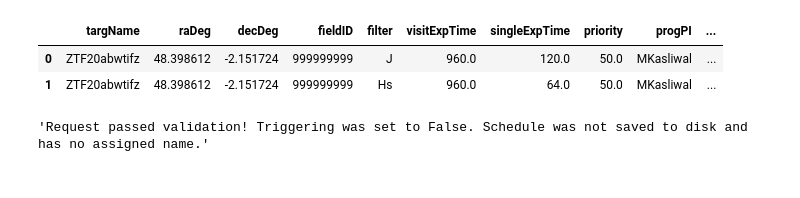
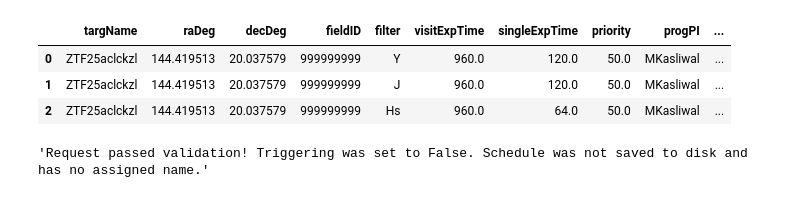
Before and after one commit to winter-telescope/winterapi, a Jupyter notebook: notebooks/Example_2_Submitting_a_ToO.ipynb, the cells around one changed output. Cells and saved outputs as stored; diff of their text form; code cells hidden in the pictures.

```diff
--- a/notebooks/Example_2_Submitting_a_ToO.ipynb
+++ b/notebooks/Example_2_Submitting_a_ToO.ipynb
@@ -11,15 +11,22 @@ winter = WinterAPI()
 program = "2024A000"
 # %%
 # Target details
-ra_deg = 48.3986122
-dec_deg = -2.1517241
+ra_deg = 144.419513
+dec_deg = 20.037579
 # Target name is a useful field for querying data, so put something useful!
 # If you use Skyportal, we strongly advise you to use that name
-target_name = "ZTF20abwtifz"
+target_name = "ZTF25aclckzl"
 # %%
 # A ToO with the same dither combo for Y/J
 # Note that you can specify the TOTAL exposure time in seconds! This will be divided across dithers.
 # You can see the duration of each individual exposure below.
-too_1 = WinterRaDecToO(ra_deg=ra_deg, dec_deg=dec_deg, n_dither=8, total_exposure_time=960., filters=['J'], target_name=target_name)
+too_1 = WinterRaDecToO(
+    ra_deg=ra_deg,
+    dec_deg=dec_deg,
+    n_dither=8,
+    total_exposure_time=960.0,
+    filters=["Y", "J"],
+    target_name=target_name,
+)
 too_1
 # %% [output]
@@ -27,5 +34,12 @@ WinterRaDecToO(ra_deg=48.3986122, dec_deg=-2.1517241, use_field_grid=False, filt
 # %%
 # A second ToO, with a different dither number for Hs
-too_2 = WinterRaDecToO(ra_deg=ra_deg, dec_deg=dec_deg, n_dither=15, total_exposure_time=960., filters=["Hs"], target_name=target_name)
+too_2 = WinterRaDecToO(
+    ra_deg=ra_deg,
+    dec_deg=dec_deg,
+    n_dither=15,
+    total_exposure_time=960.0,
+    filters=["Hs"],
+    target_name=target_name,
+)
 too_2
 # %% [output]
@@ -41,14 +55,12 @@ Available programs: ['2023A000', '2023A001', '2023A002', '2023A004', '2023A999',
 # %%
 # Schedule has three observations in total
-local_schedule = winter.build_schedule_locally(
-    program_name=program,
-    data=too_list
-)
+local_schedule = winter.build_schedule_locally(program_name=program, data=too_list)
 local_schedule
 # %% [output]
 |  | targName | raDeg | decDeg | fieldID | filter | visitExpTime | singleExpTime | priority | progPI | ... |
-| 0 | ZTF20abwtifz | 48.398612 | -2.151724 | 999999999 | J | 960.0 | 120.0 | 50.0 | MKasliwal | ... |
-| 1 | ZTF20abwtifz | 48.398612 | -2.151724 | 999999999 | Hs | 960.0 | 64.0 | 50.0 | MKasliwal | ... |
+| 0 | ZTF25aclckzl | 144.419513 | 20.037579 | 999999999 | Y | 960.0 | 120.0 | 50.0 | MKasliwal | ... |
+| 1 | ZTF25aclckzl | 144.419513 | 20.037579 | 999999999 | J | 960.0 | 120.0 | 50.0 | MKasliwal | ... |
+| 2 | ZTF25aclckzl | 144.419513 | 20.037579 | 999999999 | Hs | 960.0 | 64.0 | 50.0 | MKasliwal | ... |
 # %%
 # If submit_trigger is False, the API will just check the schedule but not put in a ToO
 # Set this to True to actually trigger!
```
Also changed, not shown: parts of 23 cells of this notebook, 14 other files.
